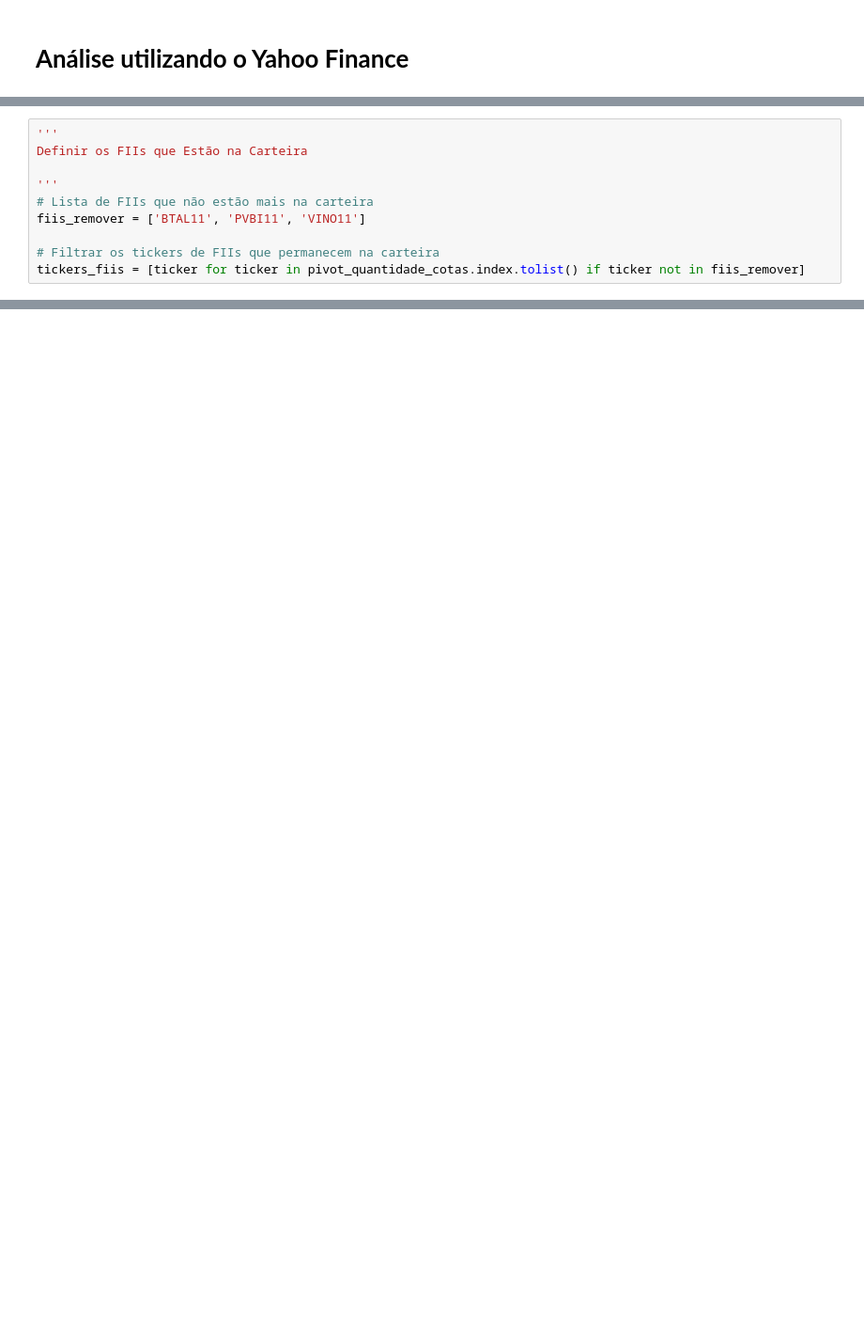
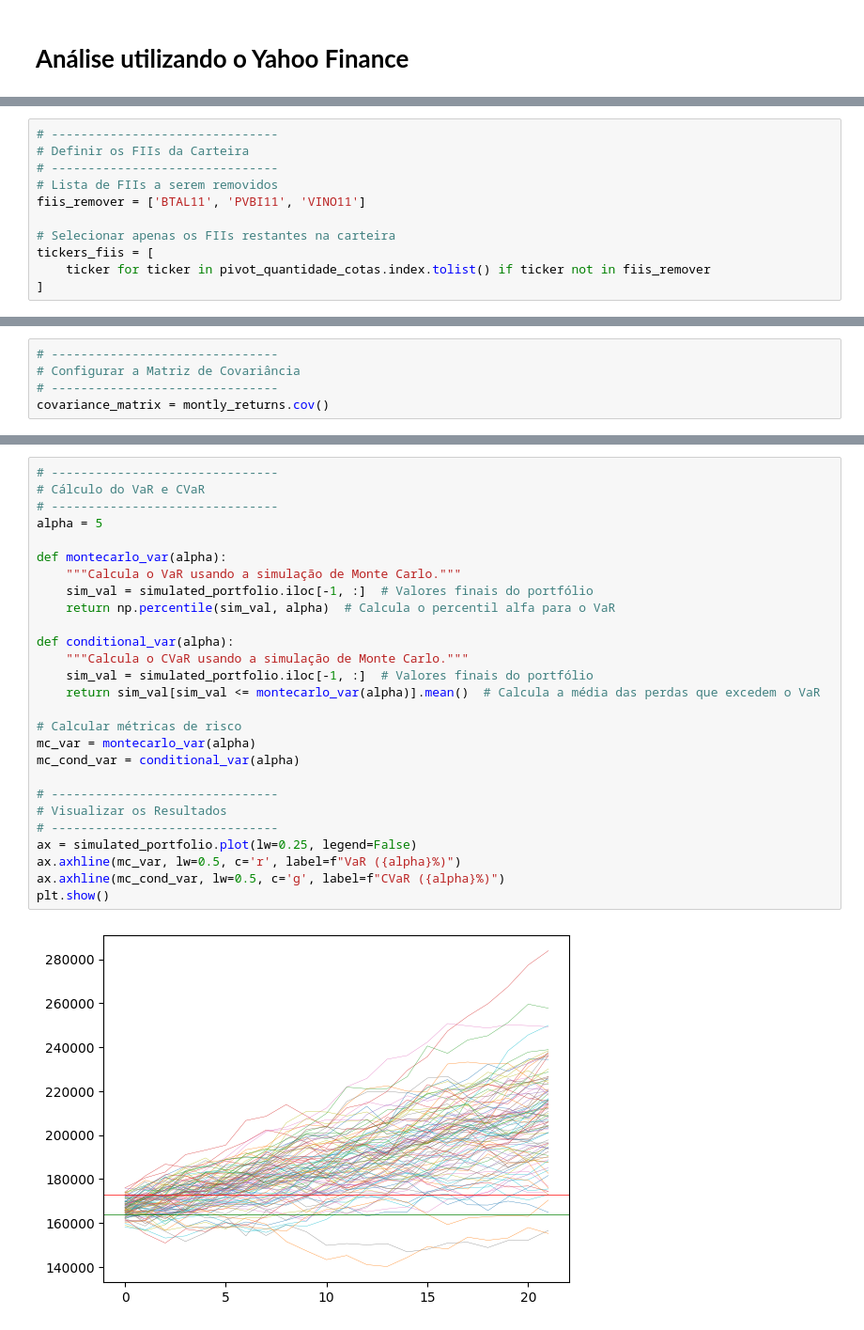
Before and after one commit to renato747/Analise_de_Portefolio, a Jupyter notebook: Carteira_Investimentos.ipynb, the cells around one changed output, grey strips where cells are left out. Shown at 94% size. Cells and saved outputs as stored; diff of their text form; blank space fills up the shorter version.

```diff
--- a/Carteira_Investimentos.ipynb
+++ b/Carteira_Investimentos.ipynb
@@ -1768,10 +1757,11 @@ def obter_precos_ajustados_mensal(tickers, start_date, end_date):
 # %%
-'''
-Definir os FIIs que Estão na Carteira
-
-'''
-# Lista de FIIs que não estão mais na carteira
+# -------------------------------
+# Definir os FIIs da Carteira
+# -------------------------------
+# Lista de FIIs a serem removidos
 fiis_remover = ['BTAL11', 'PVBI11', 'VINO11']
 
-# Filtrar os tickers de FIIs que permanecem na carteira
-tickers_fiis = [ticker for ticker in pivot_quantidade_cotas.index.tolist() if ticker not in fiis_remover]
+# Selecionar apenas os FIIs restantes na carteira
+tickers_fiis = [
+    ticker for ticker in pivot_quantidade_cotas.index.tolist() if ticker not in fiis_remover
+]
@@ -1951,0 +1807,5 @@ matriz_covariancia_carteira
+# %%
+# -------------------------------
+# Configurar a Matriz de Covariância
+# -------------------------------
+covariance_matrix = montly_returns.cov()
@@ -1951,0 +1843,29 @@ matriz_covariancia_carteira
+# %%
+# -------------------------------
+# Cálculo do VaR e CVaR
+# -------------------------------
+alpha = 5
+
+def montecarlo_var(alpha):
+    """Calcula o VaR usando a simulação de Monte Carlo."""
+    sim_val = simulated_portfolio.iloc[-1, :]  # Valores finais do portfólio
+    return np.percentile(sim_val, alpha)  # Calcula o percentil alfa para o VaR
+
+def conditional_var(alpha):
+    """Calcula o CVaR usando a simulação de Monte Carlo."""
+    sim_val = simulated_portfolio.iloc[-1, :]  # Valores finais do portfólio
+    return sim_val[sim_val <= montecarlo_var(alpha)].mean()  # Calcula a média das perdas que excedem o VaR
+
+# Calcular métricas de risco
+mc_var = montecarlo_var(alpha)
+mc_cond_var = conditional_var(alpha)
+
+# -------------------------------
+# Visualizar os Resultados
+# -------------------------------
+ax = simulated_portfolio.plot(lw=0.25, legend=False)
+ax.axhline(mc_var, lw=0.5, c='r', label=f"VaR ({alpha}%)")
+ax.axhline(mc_cond_var, lw=0.5, c='g', label=f"CVaR ({alpha}%)")
+plt.show()
+# %% [output]
+[figure, added]
```
Also changed, not shown: parts of 13 cells of this notebook.
